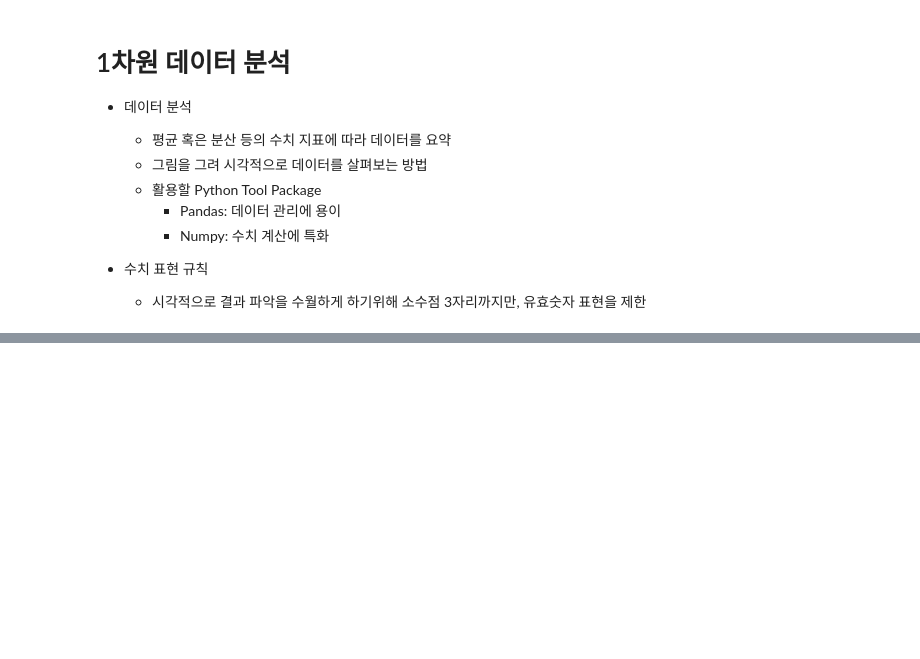
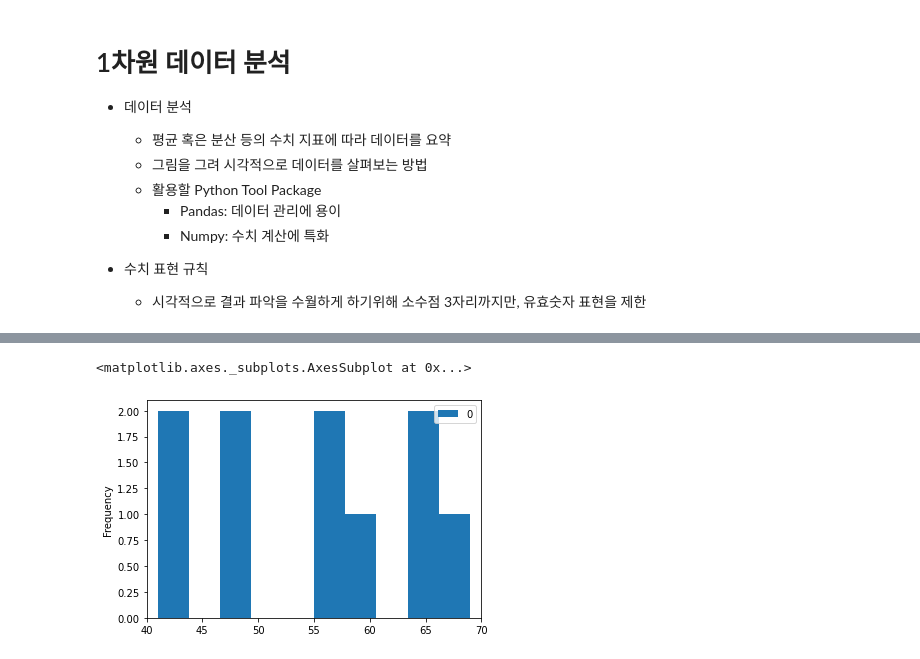
Before and after one commit to Zamoca42/TIL, a Jupyter notebook: Stat/data_analysis.ipynb, the cells around one changed output, grey strips where cells are left out. Drawn from its saved outputs; the diff is of its cells as text; code cells hidden in the pictures; blank space fills up the shorter version.

```diff
--- a/Stat/data_analysis.ipynb
+++ b/Stat/data_analysis.ipynb
@@ -139,0 +263,10 @@ pd.set_option('precision', 3)
+# %%
+# 편차
+
+# 데이터 a
+score_a = [42, 69, 56, 41, 57, 48, 65, 49, 65, 58]
+df_score_a = pd.DataFrame(score_a)
+print(df_score_a)
+
+# a의 편차
+print(df_score_a - df_score_a.mean())
@@ -139,0 +318,6 @@ pd.set_option('precision', 3)
+# %%
+# 기초 데이터 a의 분포
+df_score_a.plot.hist(xlim=[40,70])
+# %% [output]
+<matplotlib.axes._subplots.AxesSubplot at 0x...>
+[figure, added]
```
Also changed, not shown: parts of 24 cells of this notebook.
